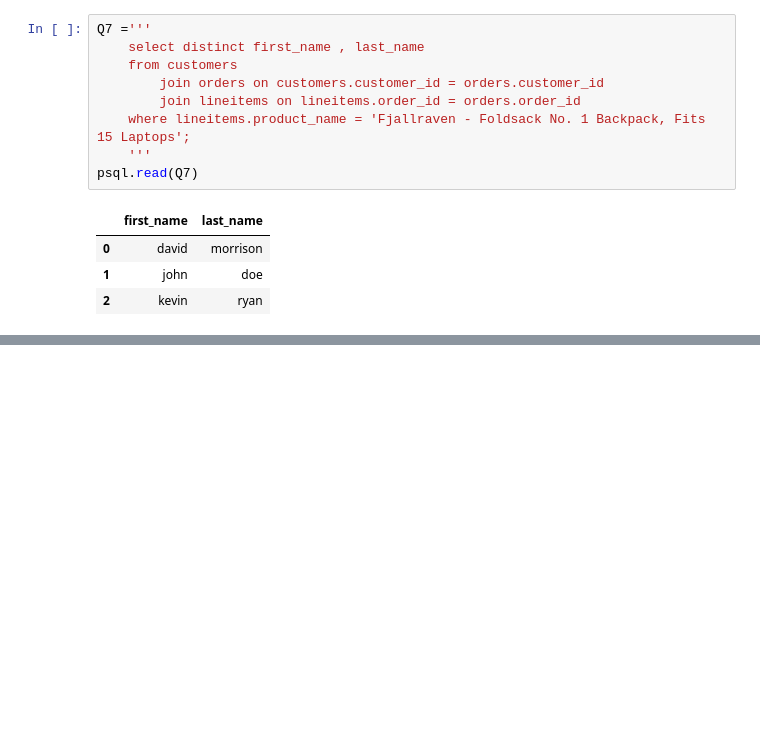
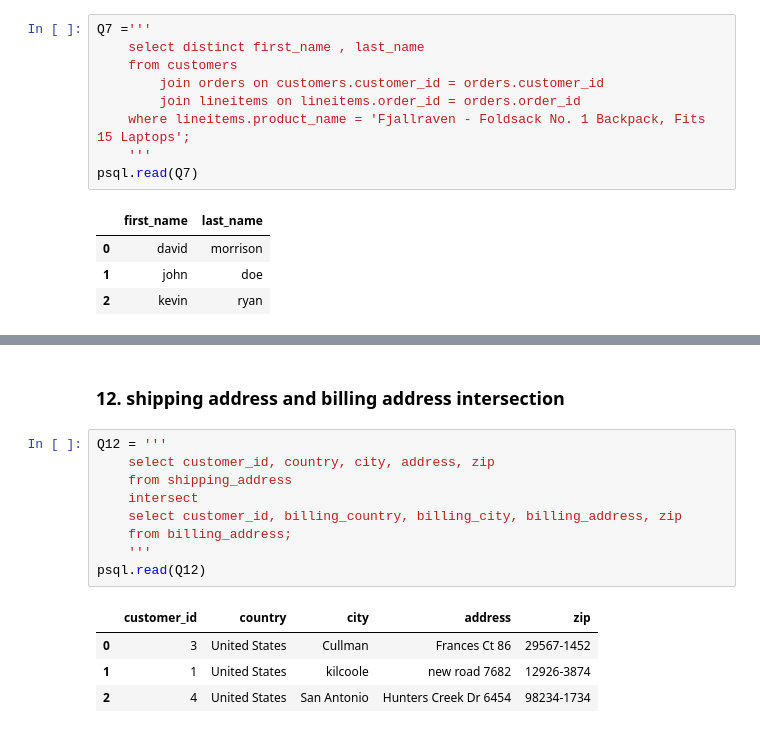
Before and after one commit to LiwaaAudi/database-design-project, a Jupyter notebook: queries.ipynb, the cells around one changed output, grey strips where cells are left out. Drawn from its saved outputs; the diff is of its cells as text; blank space fills up the shorter version.

```diff
--- a/queries.ipynb
+++ b/queries.ipynb
@@ -120,0 +212,16 @@ psql.read(Q7)
+# %% [markdown]
+### 12. shipping address and billing address intersection
+# %%
+Q12 = '''
+    select customer_id, country, city, address, zip
+    from shipping_address
+    intersect
+    select customer_id, billing_country, billing_city, billing_address, zip
+    from billing_address;
+    '''
+psql.read(Q12)
+# %% [output]
+|  | customer_id | country | city | address | zip |
+| 0 | 3 | United States | Cullman | Frances Ct 86 | 29567-1452 |
+| 1 | 1 | United States | kilcoole | new road 7682 | 12926-3874 |
+| 2 | 4 | United States | San Antonio | Hunters Creek Dr 6454 | 98234-1734 |
```
Also changed, not shown: parts of 13 cells of this notebook, 2 other files.
